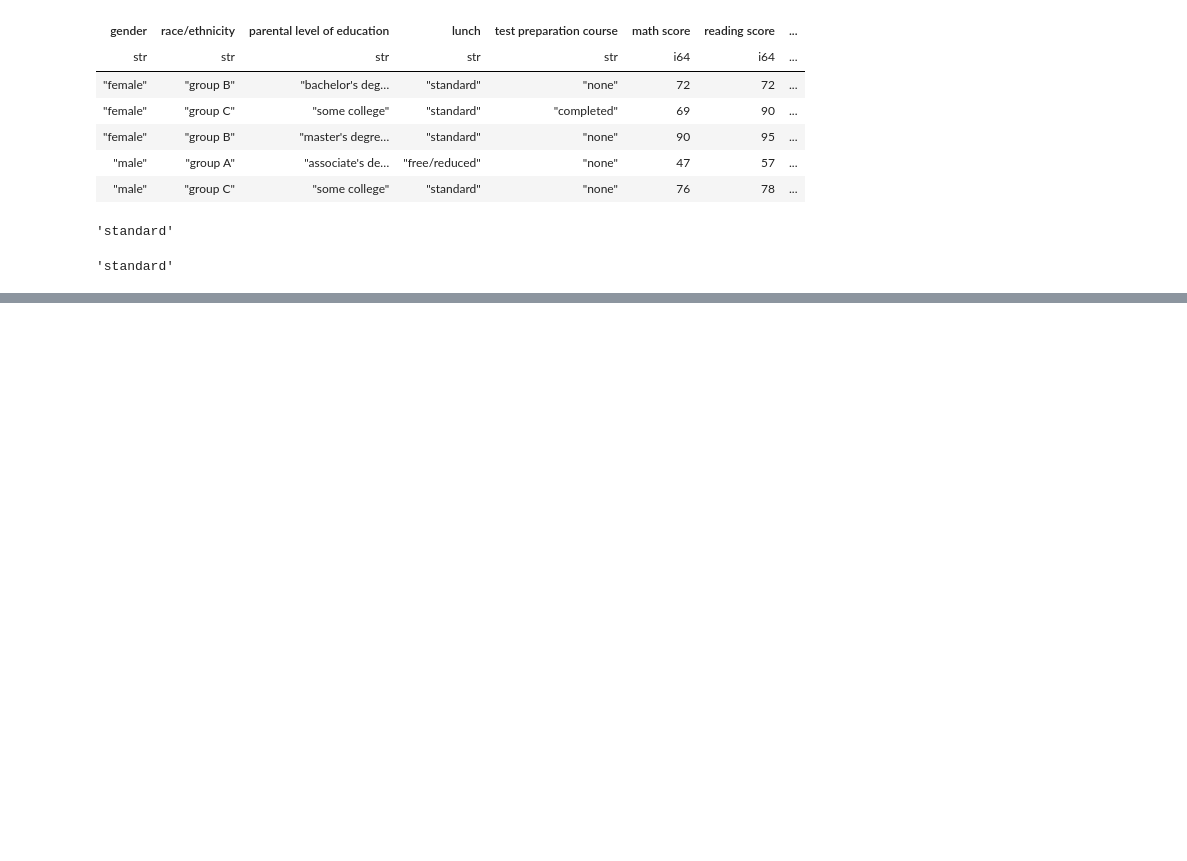
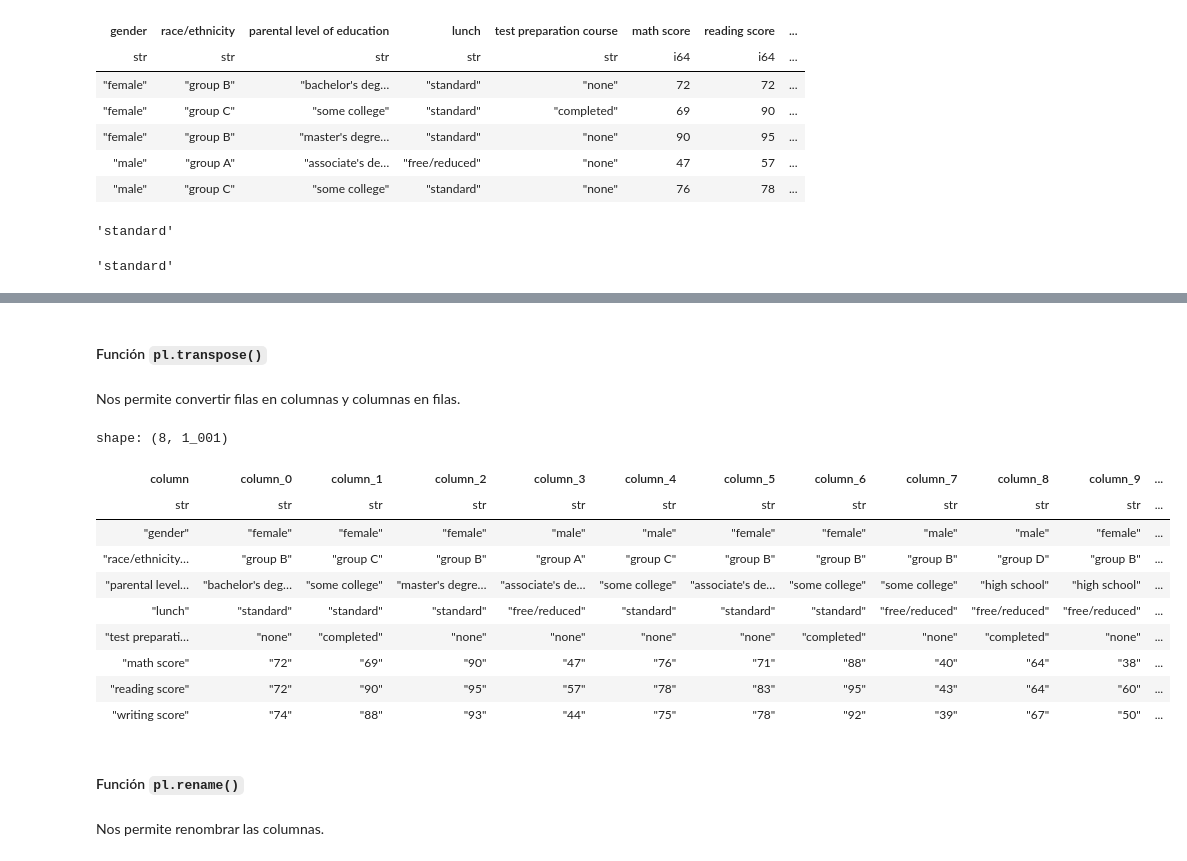
Before and after one commit to Marcello0206/Polars, a Jupyter notebook: Aprendiendo a usar Polars.ipynb, the cells around one changed output, grey strips where cells are left out. Cells and saved outputs as stored; diff of their text form; code cells hidden in the pictures; blank space fills up the shorter version.

```diff
--- a/Aprendiendo a usar Polars.ipynb
+++ b/Aprendiendo a usar Polars.ipynb
@@ -282,0 +483,22 @@ df[0,'lunch']
+# %% [markdown]
+#### Función `pl.transpose()`
+# %% [markdown]
+Nos permite convertir filas en columnas y columnas en filas.
+# %%
+df.transpose(include_header=True)
+# %% [output]
+shape: (8, 1_001)
+| column | column_0 | column_1 | column_2 | column_3 | column_4 | column_5 | column_6 | column_7 | column_8 | column_9 | ... |
+| str | str | str | str | str | str | str | str | str | str | str | ... |
+| "gender" | "female" | "female" | "female" | "male" | "male" | "female" | "female" | "male" | "male" | "female" | ... |
+| "race/ethnicity… | "group B" | "group C" | "group B" | "group A" | "group C" | "group B" | "group B" | "group B" | "group D" | "group B" | ... |
+| "parental level… | "bachelor's deg… | "some college" | "master's degre… | "associate's de… | "some college" | "associate's de… | "some college" | "some college" | "high school" | "high school" | ... |
+| "lunch" | "standard" | "standard" | "standard" | "free/reduced" | "standard" | "standard" | "standard" | "free/reduced" | "free/reduced" | "free/reduced" | ... |
+| "test preparati… | "none" | "completed" | "none" | "none" | "none" | "none" | "completed" | "none" | "completed" | "none" | ... |
+| "math score" | "72" | "69" | "90" | "47" | "76" | "71" | "88" | "40" | "64" | "38" | ... |
+| "reading score" | "72" | "90" | "95" | "57" | "78" | "83" | "95" | "43" | "64" | "60" | ... |
+| "writing score" | "74" | "88" | "93" | "44" | "75" | "78" | "92" | "39" | "67" | "50" | ... |
+# %% [markdown]
+#### Función `pl.rename()`
+# %% [markdown]
+Nos permite renombrar las columnas.
```
Also changed, not shown: parts of 56 cells of this notebook.
